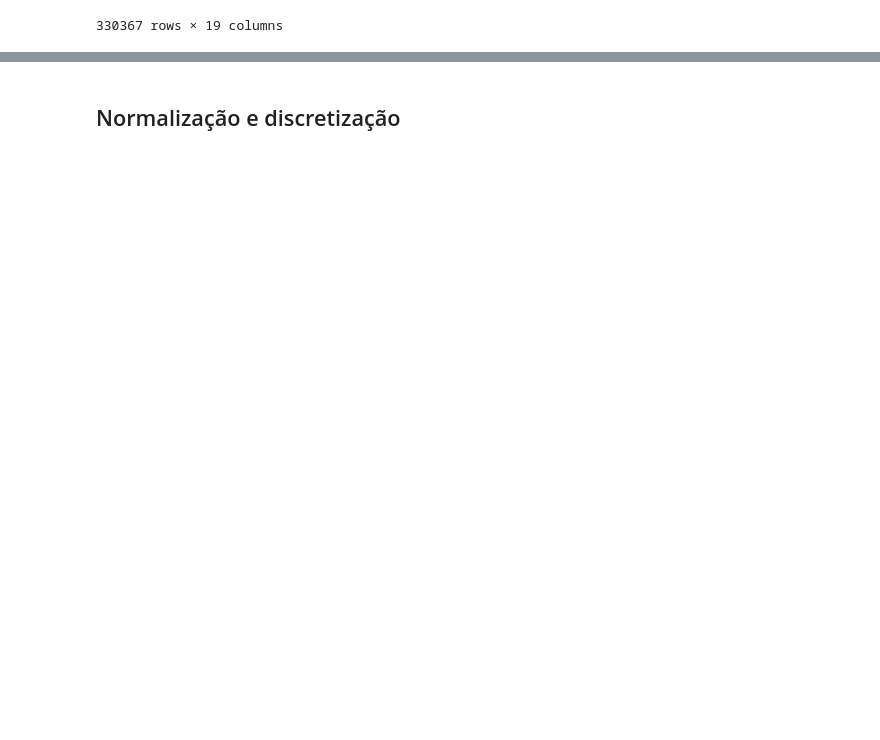
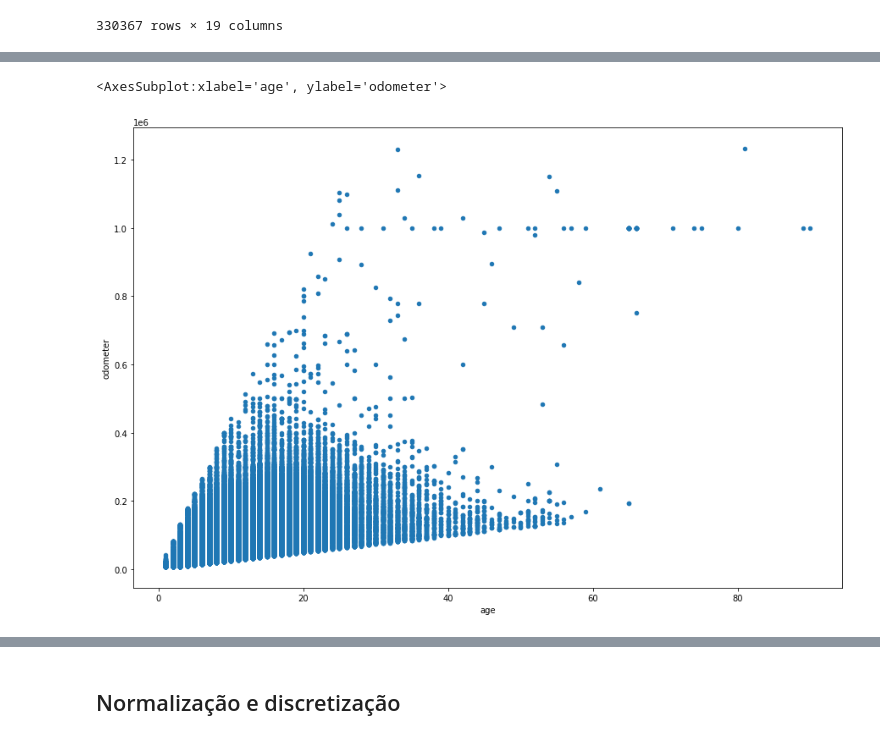
Before and after one commit to mbs8/IF679-ciencia-de-dados, a Jupyter notebook: notebooks/2-pre_processing.ipynb, the cells around one changed output, grey strips where cells are left out. Drawn from its saved outputs; the diff is of its cells as text; code cells hidden in the pictures; blank space fills up the shorter version.

```diff
--- a/notebooks/2-pre_processing.ipynb
+++ b/notebooks/2-pre_processing.ipynb
@@ -617,0 +659,3 @@ df
+# %%
+z_score_df = evaluate_df_z_score_for_column(df, 'log_miles_per_year')
+z_score_df
@@ -617,0 +681,2 @@ df
+# %%
+df = z_score_df
@@ -617,0 +696,7 @@ df
+# %%
+# Em comparação com o plot antes da limpeza, esse faz mais sentido tendo em vista que as milhas de
+# carro tendem a aumentar com o passar dos anos de uso.
+df.plot.scatter(x='age', y='odometer', figsize=(15,10))
+# %% [output]
+<AxesSubplot:xlabel='age', ylabel='odometer'>
+[figure, added]
```
Also changed, not shown: parts of 26 cells of this notebook.
